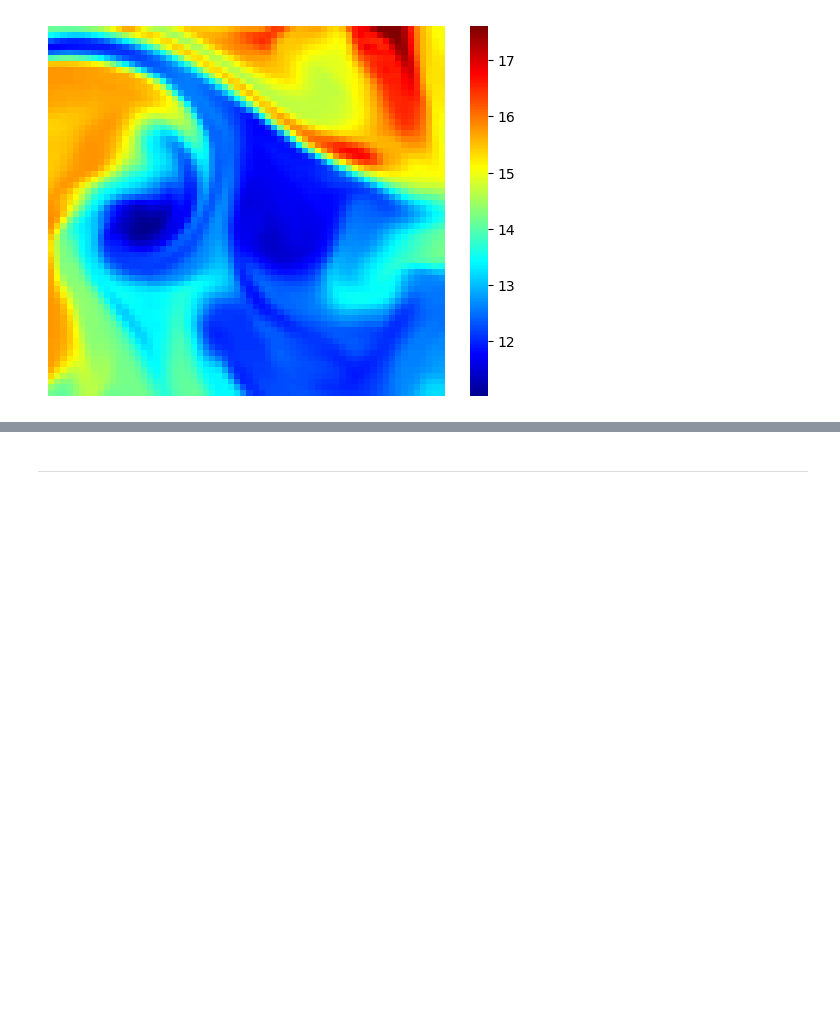
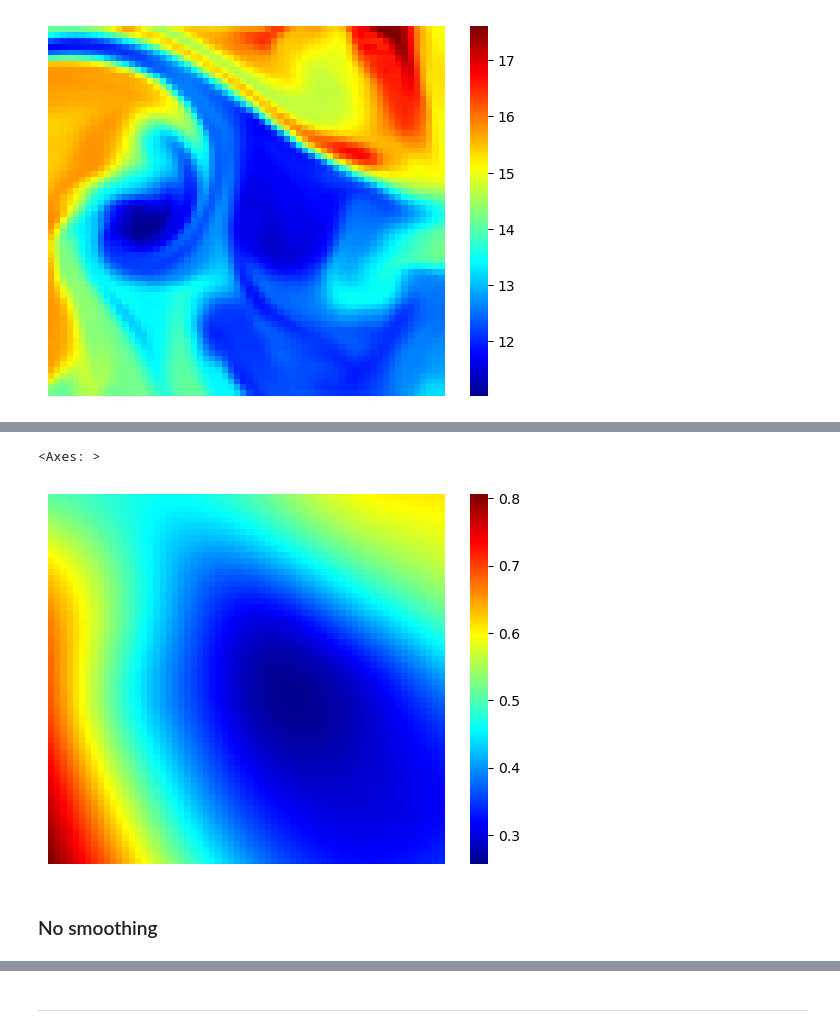
Before and after one commit to AI-for-Ocean-Science/fronts, a Jupyter notebook: proposals/caig/Figures/MNIST_fig.ipynb, the cells around one changed output, grey strips where cells are left out. Drawn from its saved outputs; the diff is of its cells as text; code cells hidden in the pictures; blank space fills up the shorter version.

```diff
--- a/proposals/caig/Figures/MNIST_fig.ipynb
+++ b/proposals/caig/Figures/MNIST_fig.ipynb
@@ -129,0 +149,13 @@ plotting.show_image(Salt)
+# %%
+pad_eta = ds.Eta[row-pad:row+cutout.field_size+pad,
+                col-pad:col+cutout.field_size+pad].values
+# %%
+smooth_eta = sf.gaussian(pad_eta, 5.)
+smooth_eta = smooth_eta[pad:-pad, pad:-pad]
+# %%
+plotting.show_image(smooth_eta)
+# %% [output]
+<Axes: >
+[figure, added]
+# %% [markdown]
+### No smoothing
```
Also changed, not shown: parts of 17 cells of this notebook, 1 other file.
